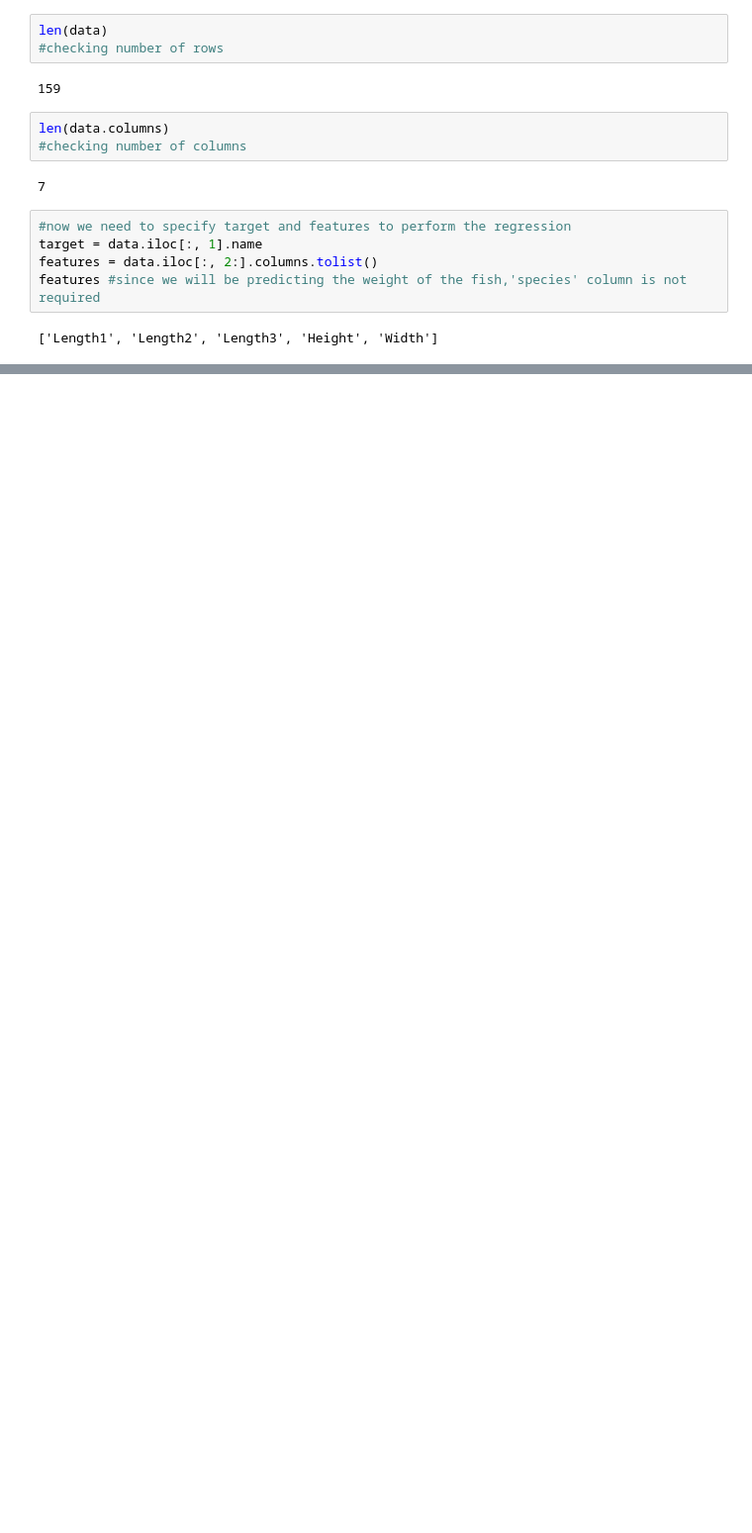
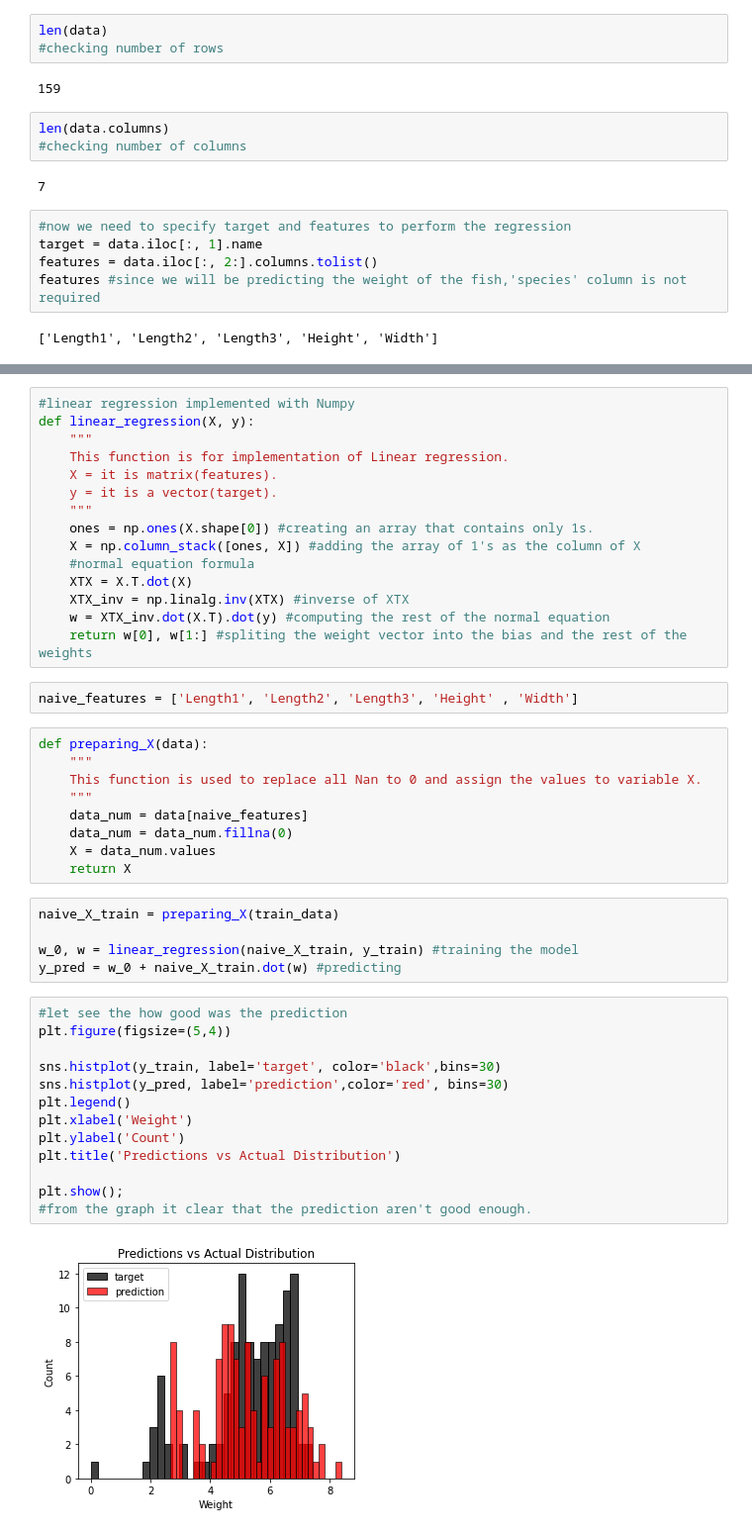
Before and after one commit to PrathamShenwai/ISA_Taskphase_Pratham_Shenwai, a Jupyter notebook: ISA_taskphase_linear_regression_pratham.ipynb, the cells around one changed output, grey strips where cells are left out. Shown at 99% size. Saved outputs shown, nothing was run; the diff lists cells and outputs as text; blank space fills up the shorter version.

```diff
--- a/ISA_taskphase_linear_regression_pratham.ipynb
+++ b/ISA_taskphase_linear_regression_pratham.ipynb
@@ -99,0 +130,46 @@ TypeError: unsupported operand type(s) for -: 'float' and 'str'
+# %%
+#linear regression implemented with Numpy
+def linear_regression(X, y):
+    """
+    This function is for implementation of Linear regression.
+    X = it is matrix(features).
+    y = it is a vector(target).
+    """
+    ones = np.ones(X.shape[0]) #creating an array that contains only 1s.
+    X = np.column_stack([ones, X]) #adding the array of 1's as the column of X
+    #normal equation formula
+    XTX = X.T.dot(X)
+    XTX_inv = np.linalg.inv(XTX) #inverse of XTX
+    w = XTX_inv.dot(X.T).dot(y) #computing the rest of the normal equation
+    return w[0], w[1:] #spliting the weight vector into the bias and the rest of the weights
+# %%
+naive_features = ['Length1', 'Length2', 'Length3', 'Height' , 'Width']
+# %%
+def preparing_X(data):
+    """
+    This function is used to replace all Nan to 0 and assign the values to variable X.
+    """
+    data_num = data[naive_features]
+    data_num = data_num.fillna(0)
+    X = data_num.values
+    return X
+# %%
+naive_X_train = preparing_X(train_data)
+
+w_0, w = linear_regression(naive_X_train, y_train) #training the model
+y_pred = w_0 + naive_X_train.dot(w) #predicting
+# %%
+#let see the how good was the prediction
+plt.figure(figsize=(5,4))
+
+sns.histplot(y_train, label='target', color='black',bins=30)
+sns.histplot(y_pred, label='prediction',color='red', bins=30)
+plt.legend()
+plt.xlabel('Weight')
+plt.ylabel('Count')
+plt.title('Predictions vs Actual Distribution')
+
+plt.show();
+#from the graph it clear that the prediction aren't good enough.
+# %% [output]
+[figure, added]
```
Also changed, not shown: parts of 20 cells of this notebook.
